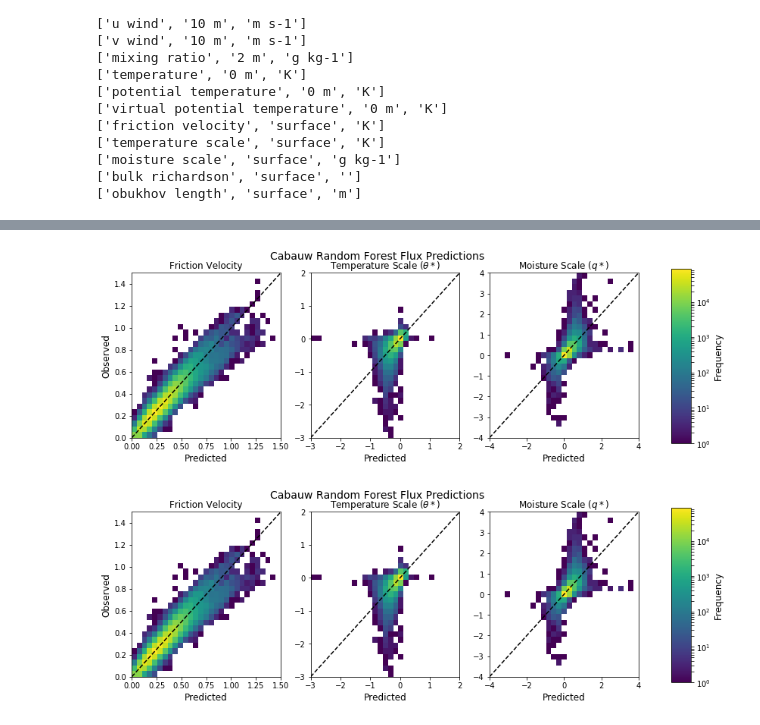
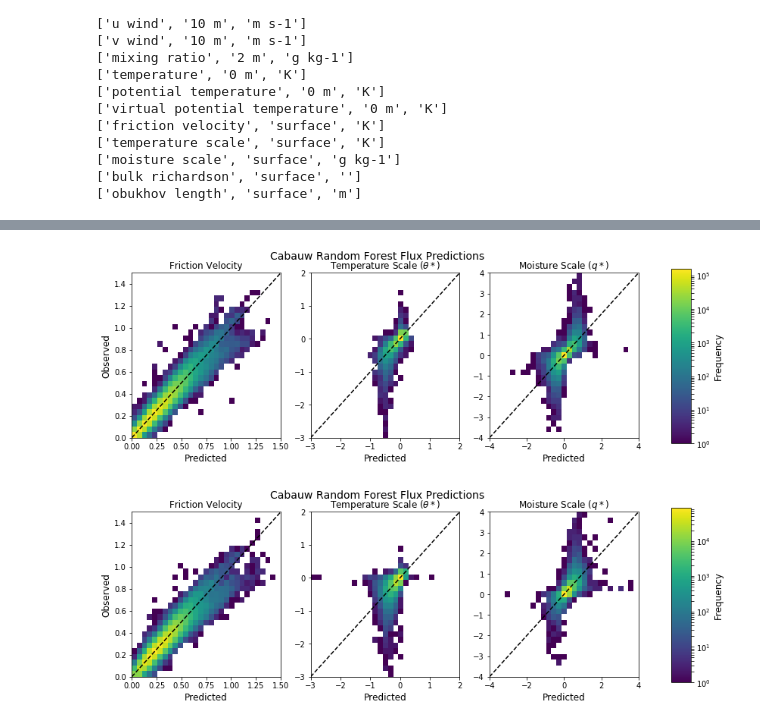
Before and after one commit to NCAR/mlsurfacelayer, a Jupyter notebook: notebooks/Cabauw_ML_Models.ipynb, the cells around one changed output, grey strips where cells are left out. Saved outputs shown, nothing was run; the diff lists cells and outputs as text; code cells hidden in the pictures.

```diff
--- a/notebooks/Cabauw_ML_Models.ipynb
+++ b/notebooks/Cabauw_ML_Models.ipynb
@@ -164,7 +60,6 @@ Index(['temperature_10 m_K', 'pressure_2 m_hPa',
 # %%
 rf_models = []
-day_time = train_data["zenith"] < 90
 for o, output_column in enumerate(output_columns):
-    rf_models.append(RandomForestRegressor(n_estimators=50, verbose=2, n_jobs=4, criterion="mse"))
-    rf_models[-1].fit(train_data.loc[day_time, input_columns], train_data.loc[day_time, output_column])
+    rf_models.append(RandomForestRegressor(n_estimators=50, verbose=2, n_jobs=4, max_features="sqrt", criterion="mse"))
+    rf_models[-1].fit(train_data.loc[:, input_columns], train_data.loc[:, output_column])
 # %% [output]
@@ -257,0 +160,4 @@ building tree 50 of 50
+# %%
+rf_preds = pd.DataFrame(index=test_data.index, columns=output_columns, dtype=float)
+for o, output_column in enumerate(output_columns):
+    rf_preds[output_column] = rf_models[o].predict(test_data.loc[:, input_columns])
@@ -270,5 +182,0 @@ test_data.loc["2014-05-01":"2014-05-03", "moisture scale_surface_g kg-1"].plot(c
-# %%
-test_day_time = test_data["zenith"] < 90
-rf_preds = pd.DataFrame(index=test_data.index[test_day_time], columns=output_columns, dtype=float)
-for o, output_column in enumerate(output_columns):
-    rf_preds[output_column] = rf_models[o].predict(test_data.loc[test_day_time, input_columns])
@@ -281,0 +183,22 @@ for o, output_column in enumerate(output_columns):
+# %%
+fig, axes = plt.subplots(1, 2, figsize=(8, 4))
+cax = fig.add_axes([0.95,0.1, 0.03, 0.8])
+bins = [np.linspace(0, 1.5, 31),
+        np.linspace(-2, 2, 31),
+        np.linspace(-4, 4, 30)]
+titles = ["Friction Velocity", "Temperature Scale ($\\theta *$)"]
+for a, ax in enumerate(axes):
+    h_obj = ax.hist2d(rf_preds[output_columns[a]], test_data.loc[:, output_columns[a]], cmin=1, bins=bins[a], norm=LogNorm())
+    ax.plot(bins[a], bins[a],'k--')
+    ax.set_title(titles[a])
+    r2 = np.corrcoef(rf_preds[output_columns[a]],
+                     test_data.loc[:, output_columns[a]])[0, 1] ** 2
+    ax.text(bins[a][2], bins[a][-5], "$R^2$: {0:0.2f}".format(r2),
+           fontsize=14)
+    if a == 0:
+        ax.set_ylabel("Observed", fontsize=12)
+    ax.set_xlabel("Predicted", fontsize=12)
+cbar = plt.colorbar(h_obj[-1], cax=cax)
+cbar.set_label(label="Frequency", fontsize=12)
+fig.suptitle("Cabauw Random Forest Flux Predictions", fontsize=14)
+plt.savefig("cabauw_rf_flux_hist.png", dpi=200, bbox_inches="tight")
@@ -282,23 +207,23 @@ for o, output_column in enumerate(output_columns):
 # %%
 fig, axes = plt.subplots(1, 3, figsize=(12, 4))
 cax = fig.add_axes([0.95,0.1, 0.03, 0.8])
 bins = [np.linspace(0, 1.5, 30),
         np.linspace(-3, 2, 30),
         np.linspace(-4, 4, 30)]
 titles = ["Friction Velocity", "Temperature Scale ($\\theta *$)", "Moisture Scale ($q*$)"]
 for a, ax in enumerate(axes):
-    h_obj = ax.hist2d(rf_preds[output_columns[a]], test_data.loc[test_day_time, output_columns[a]], cmin=1, bins=bins[a], norm=LogNorm())
+    h_obj = ax.hist2d(rf_preds[output_columns[a]], test_data.loc[:, output_columns[a]], cmin=1, bins=bins[a], norm=LogNorm())
     ax.plot(bins[a], bins[a],'k--')
     ax.set_title(titles[a])
     if a == 0:
         ax.set_ylabel("Observed", fontsize=12)
     ax.set_xlabel("Predicted", fontsize=12)
 cbar = plt.colorbar(h_obj[-1], cax=cax)
 cbar.set_label(label="Frequency", fontsize=12)
 fig.suptitle("Cabauw Random Forest Flux Predictions", fontsize=14)
 plt.savefig("cabauw_rf_flux_hist.png", dpi=200, bbox_inches="tight")
 # %% [output]
-[figure, old version]
+[figure, new version]
 # %%
 fig, axes = plt.subplots(1, 3, figsize=(12, 4))
 cax = fig.add_axes([0.95,0.1, 0.03, 0.8])
```
Also changed, not shown: parts of 27 cells of this notebook, 3 other files.
